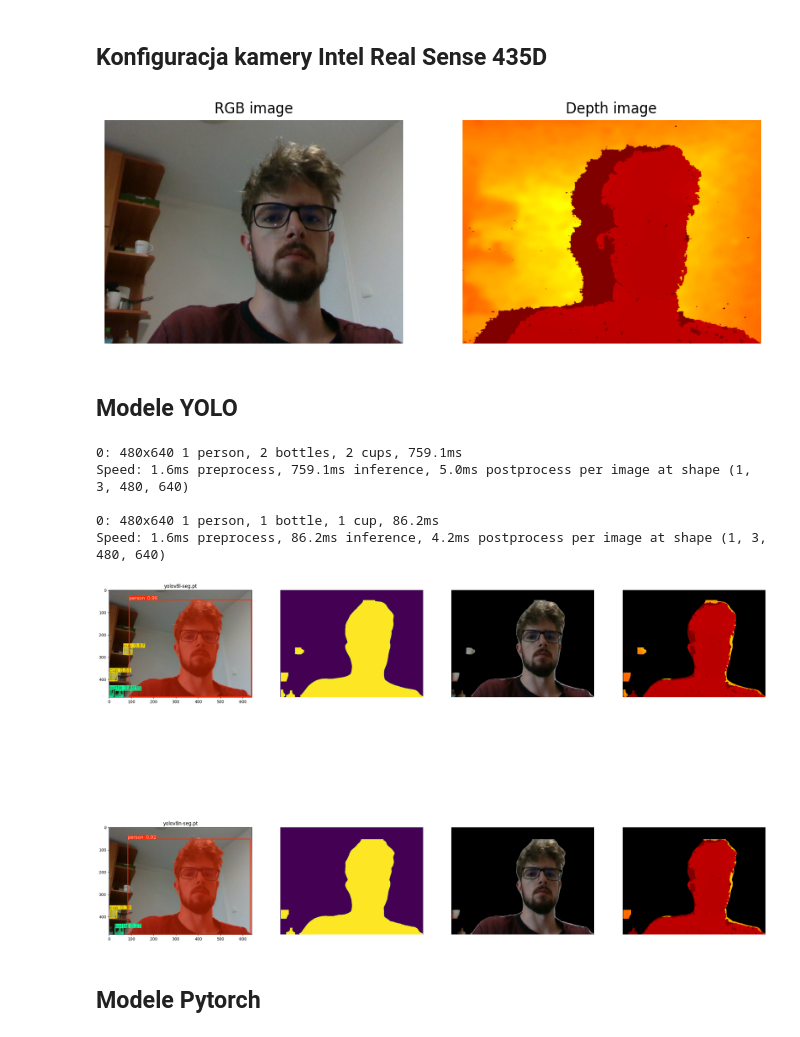
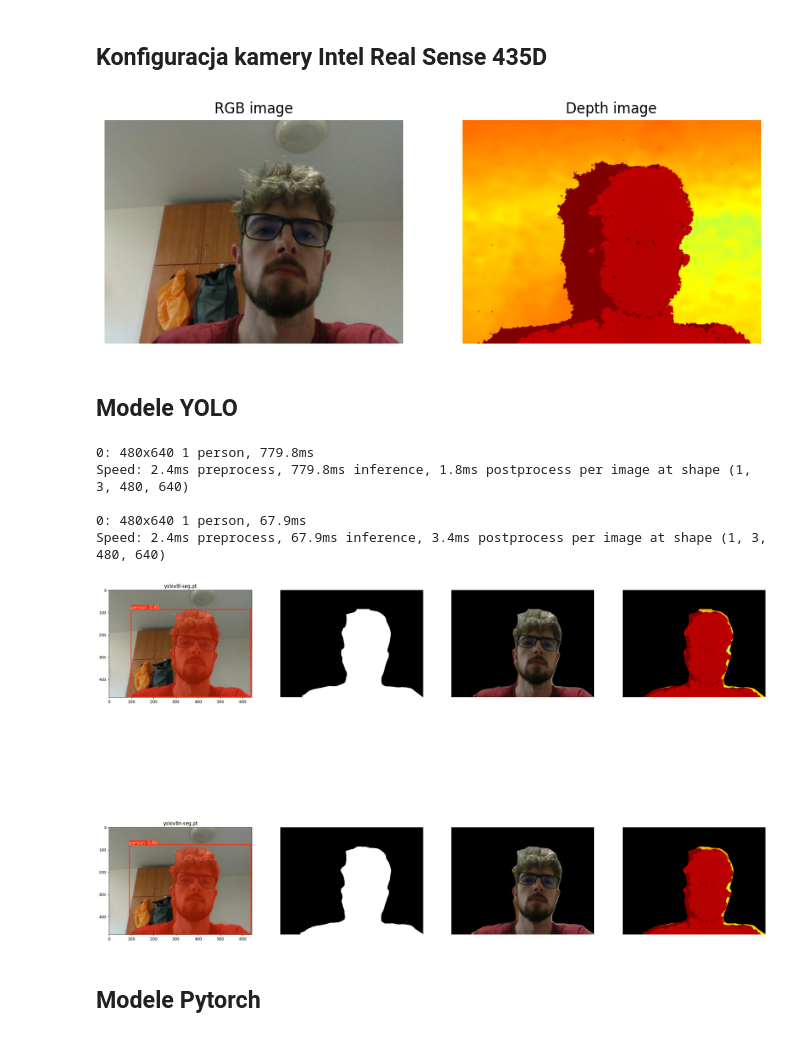
Before and after one commit to Morpheus1024/thesis, a Jupyter notebook: notebook.ipynb, the cells around one changed output. Drawn from its saved outputs; the diff is of its cells as text; code cells hidden in the pictures.

```diff
--- a/notebook.ipynb
+++ b/notebook.ipynb
@@ -11,8 +7,12 @@ Jupyter environment detected. Enabling Open3D WebVisualizer.
 # %% [markdown]
 ## Konfiguracja kamery Intel Real Sense 435D
 # %%
+pc = rs.pointcloud()
+points = rs.points()
+
 pipeline = rs.pipeline()
 config = rs.config()
+
 
 pipeline_wrapper = rs.pipeline_wrapper(pipeline)
 pipeline_profile = config.resolve(pipeline_wrapper)
@@ -32,12 +32,14 @@ config.enable_stream(rs.stream.depth, 640, 480, rs.format.z16, 30)
 config.enable_stream(rs.stream.color, 640, 480, rs.format.bgr8, 30)
 align = rs.align(rs.stream.color)
 pipeline.start(config)
+colorizer = rs.colorizer()
 align_to = rs.stream.color
 align = rs.align(align_to)
 # %%
 color_image = None
 depth_image = None
 depth_colormap = None
+points = None
 
 try:
     while True:
@@ -45,6 +47,7 @@ try:
                 # Wait for a coherent pair of frames: depth and color
                 frames = pipeline.wait_for_frames()
                 aligned_frames = align.process(frames)
+                colorized = colorizer.process(frames)
 
                 depth_frame = aligned_frames.get_depth_frame()
                 color_frame = aligned_frames.get_color_frame()
@@ -61,35 +64,43 @@ try:
                 depth_colormap = cv2.applyColorMap(cv2.convertScaleAbs(depth_image, alpha=0.033), cv2.COLORMAP_JET)
 
                 depth_colormap_dim = depth_colormap.shape
                 color_colormap_dim = color_image.shape
 
                 # If depth and color resolutions are different, resize color image to match depth image for display
                 if depth_colormap_dim != color_colormap_dim:
                     resized_color_image = cv2.resize(color_image, dsize=(depth_colormap_dim[1], depth_colormap_dim[0]), interpolation=cv2.INTER_AREA)
                     #images = np.hstack((resized_color_image, depth_colormap))
                 #else:
                     #images = np.hstack((color_image, depth_colormap))
 
+            ply = rs.save_to_ply("cloude_of_points.ply")
+            ply.set_option(rs.save_to_ply.option_ply_binary, False)
+            ply.set_option(rs.save_to_ply.option_ply_normals, True)
+            ply.process(colorized)
+
 
             # RGB i głębia
             plt.figure(figsize=(10,20))
             plt.subplot(1,2,1)
             plt.imshow(color_image)
             plt.title('RGB image')
             plt.axis('off')
 
             plt.subplot(1,2,2)
             plt.imshow(depth_colormap)
             plt.title('Depth image')
             plt.axis('off')
             #plt.legend()
 
-            plt.show()
+
             break
 finally:
     pass
+
+pipeline.stop()
+plt.show()
 # %% [output]
-[figure, old version]
+[figure, new version]
 # %% [markdown]
 ## Modele YOLO
 # %%
@@ -132,7 +143,7 @@ for i in range(output_greed_size[0]):
     for j in range(len(masks)):
 
         mask_image += masks.data[j].cpu().numpy().squeeze()
-    plt.imshow(mask_image)
+    plt.imshow(mask_image, cmap='gray')
     plt.axis('off')
 
     masked_color_image = cv2.bitwise_and(color_image, color_image, mask = mask_image.astype(np.uint8))
@@ -145,12 +156,12 @@ for i in range(output_greed_size[0]):
     plt.imshow(deapth_segmented)
     plt.axis('off')
 # %% [output]
-0: 480x640 1 person, 2 bottles, 2 cups, 759.1ms
-Speed: 1.6ms preprocess, 759.1ms inference, 5.0ms postprocess per image at shape (1, 3, 480, 640)
+0: 480x640 1 person, 779.8ms
+Speed: 2.4ms preprocess, 779.8ms inference, 1.8ms postprocess per image at shape (1, 3, 480, 640)
 
-0: 480x640 1 person, 1 bottle, 1 cup, 86.2ms
-Speed: 1.6ms preprocess, 86.2ms inference, 4.2ms postprocess per image at shape (1, 3, 480, 640)
+0: 480x640 1 person, 67.9ms
+Speed: 2.4ms preprocess, 67.9ms inference, 3.4ms postprocess per image at shape (1, 3, 480, 640)
-[figure, old version]
+[figure, new version]
 # %% [markdown]
 ## Modele  Pytorch
 # %%
```
Also changed, not shown: parts of 3 cells of this notebook, 3 other files.
